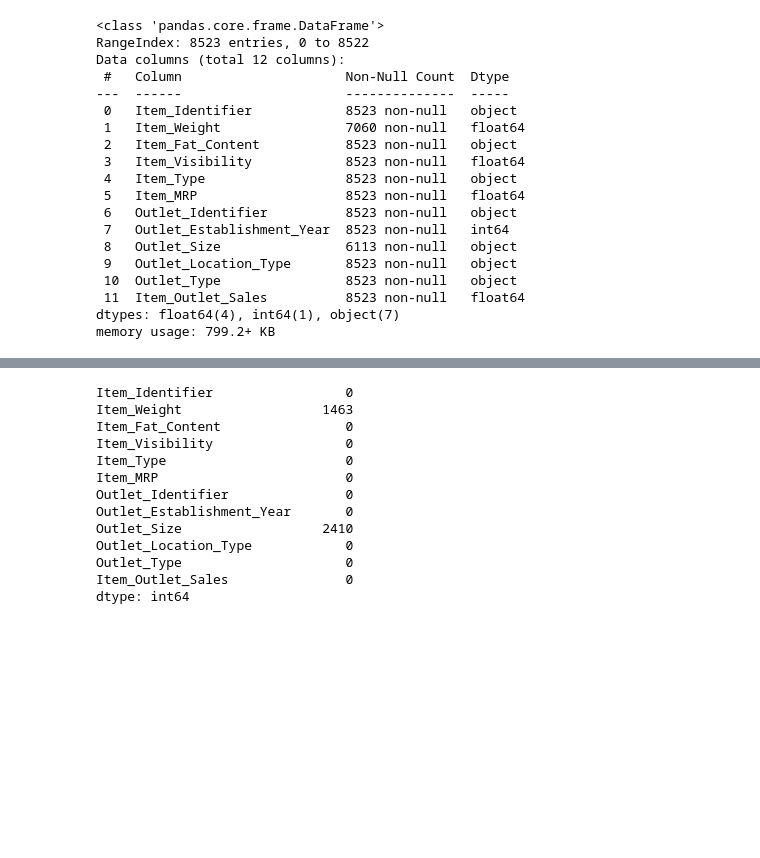
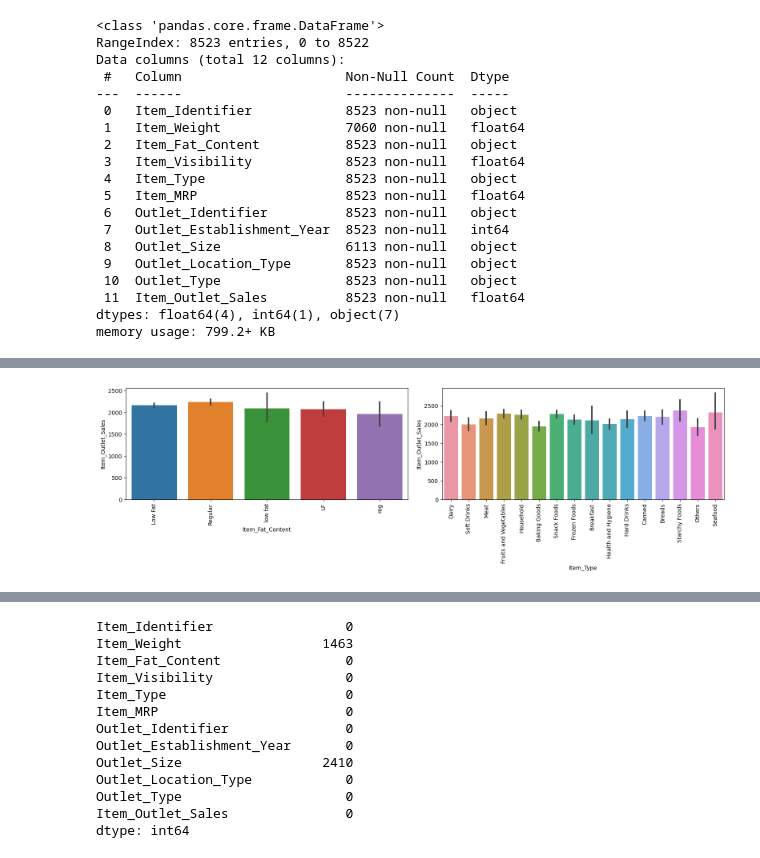
Before and after one commit to edidiongaligbe/Evaluation_Metrics, a Jupyter notebook: Regression.ipynb, the cells around one changed output, grey strips where cells are left out. Drawn from its saved outputs; the diff is of its cells as text; code cells hidden in the pictures; blank space fills up the shorter version.

```diff
--- a/Regression.ipynb
+++ b/Regression.ipynb
@@ -98,23 +107,0 @@ Categorical columns:
-# %%
-# Function to create a pie chart subplot
-def create_pie_subplot(column_data, column_name, ax):
-    counts = column_data.value_counts()
-    ax.pie(counts, labels=counts.index, autopct='%1.1f%%', startangle=90)
-    ax.set_title(column_name, fontdict={'size':15, 'weight':'bold', 'color':'black'})
-
-#Outlet Information
-outlet_info = ['Outlet_Identifier', 'Outlet_Size', 'Outlet_Location_Type', 'Outlet_Type']
-item_info = ['Item_Fat_Content', 'Item_Type']
-
-# Set the number of rows and columns for the subplot grid
-num_rows = 1
-num_cols = len(outlet_info)
-
-fig, axes = plt.subplots(nrows=num_rows, ncols=num_cols, figsize=(num_cols * 6, 10))
-
-#Create outlets information pie charts
-for i, column in enumerate(outlet_info):
-    create_pie_subplot(train[column], column, axes[i])
-
-plt.tight_layout()
-plt.show()
@@ -123,3 +136,16 @@ plt.show()
+# %%
+fig, axes = plt.subplots(nrows=1, ncols=2, figsize=(16, 5))
+fig.subplots_adjust(hspace=0.200, wspace=0.125)
+
+#Item Sales Information
+for i, column in enumerate(item_info):
+    sns.barplot( x=train[column], y = 'Item_Outlet_Sales', data=train, ax=axes[i])
+    axes[i].set_xticklabels(axes[i].get_xticklabels(), rotation=90)
+
+plt.tight_layout(pad=1.5)
+plt.show()
+# %% [output]
+[figure, added]
 # %%
 def create_pie_subplot(column_data, column_name, row, column):
     counts = column_data.value_counts()
```
Also changed, not shown: parts of 15 cells of this notebook.
